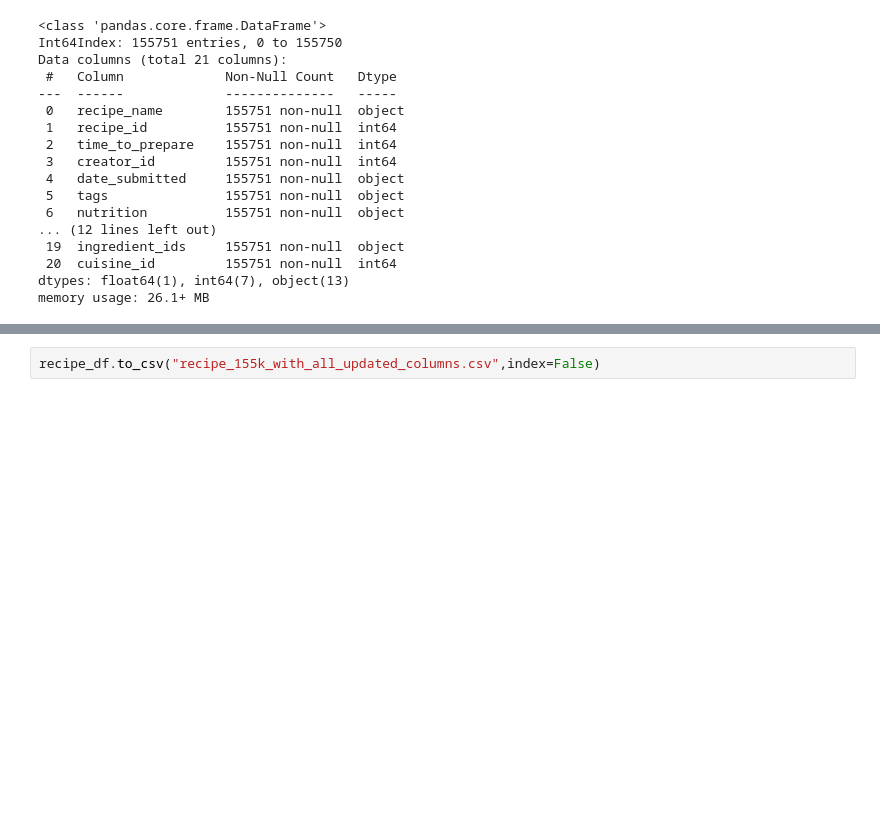
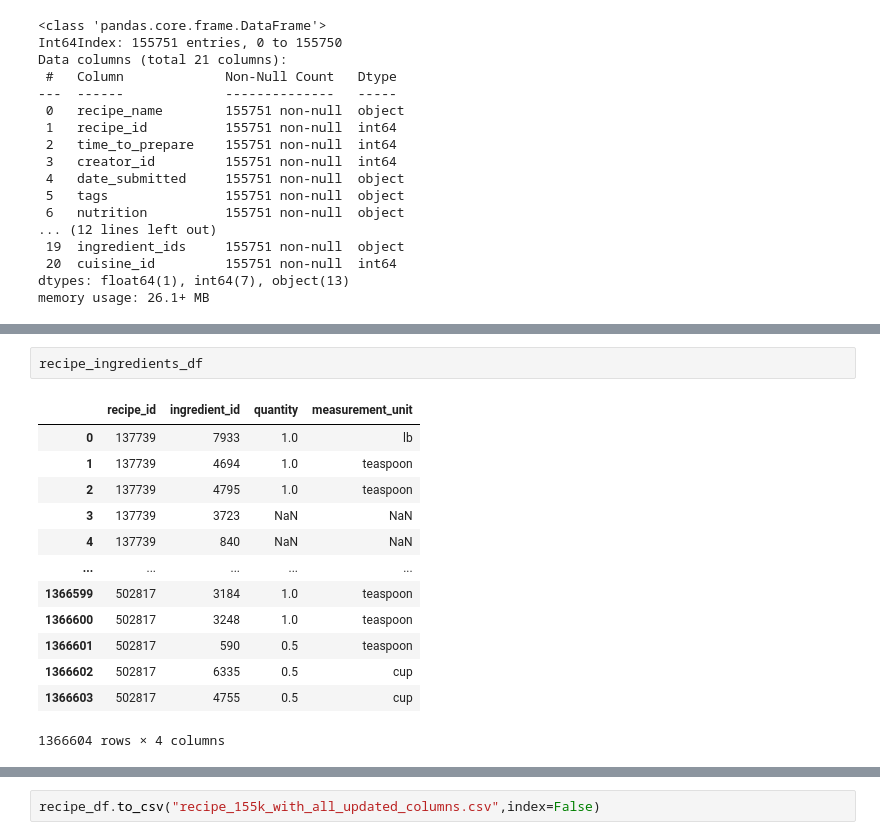
Before and after one commit to mcompscis/recipeApp, a Jupyter notebook: app/setup_tables/EDA.ipynb, the cells around one changed output, grey strips where cells are left out. Drawn from its saved outputs; the diff is of its cells as text; blank space fills up the shorter version.

```diff
--- a/app/setup_tables/EDA.ipynb
+++ b/app/setup_tables/EDA.ipynb
@@ -332,0 +334,16 @@ ArrowTypeError: ("Expected bytes, got a 'numpy.ndarray' object", 'Conversion fai
+# %%
+recipe_ingredients_df
+# %% [output]
+|  | recipe_id | ingredient_id | quantity | measurement_unit |
+| 0 | 137739 | 7933 | 1.0 | lb |
+| 1 | 137739 | 4694 | 1.0 | teaspoon |
+| 2 | 137739 | 4795 | 1.0 | teaspoon |
+| 3 | 137739 | 3723 | NaN | NaN |
+| 4 | 137739 | 840 | NaN | NaN |
+| ... | ... | ... | ... | ... |
+| 1366599 | 502817 | 3184 | 1.0 | teaspoon |
+| 1366600 | 502817 | 3248 | 1.0 | teaspoon |
+| 1366601 | 502817 | 590 | 0.5 | teaspoon |
+| 1366602 | 502817 | 6335 | 0.5 | cup |
+| 1366603 | 502817 | 4755 | 0.5 | cup |
+1366604 rows × 4 columns
```
Also changed, not shown: parts of 44 cells of this notebook, 3 other files.
